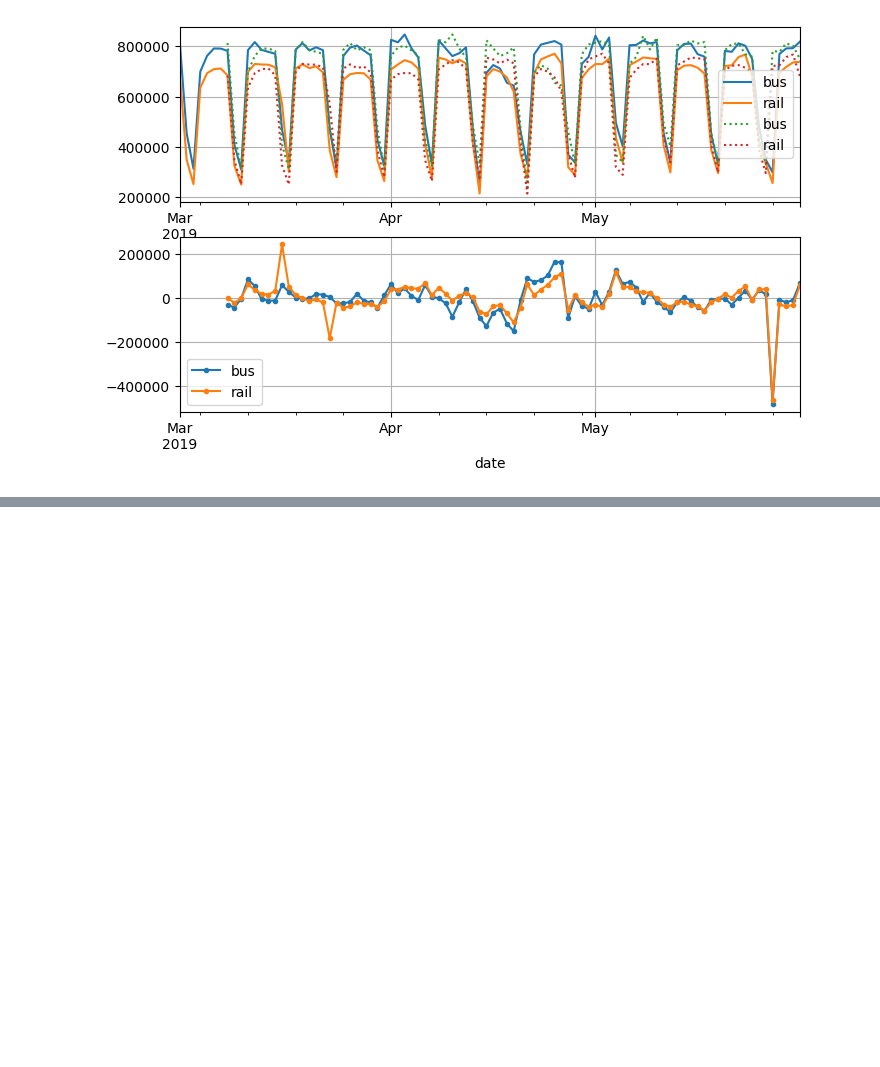
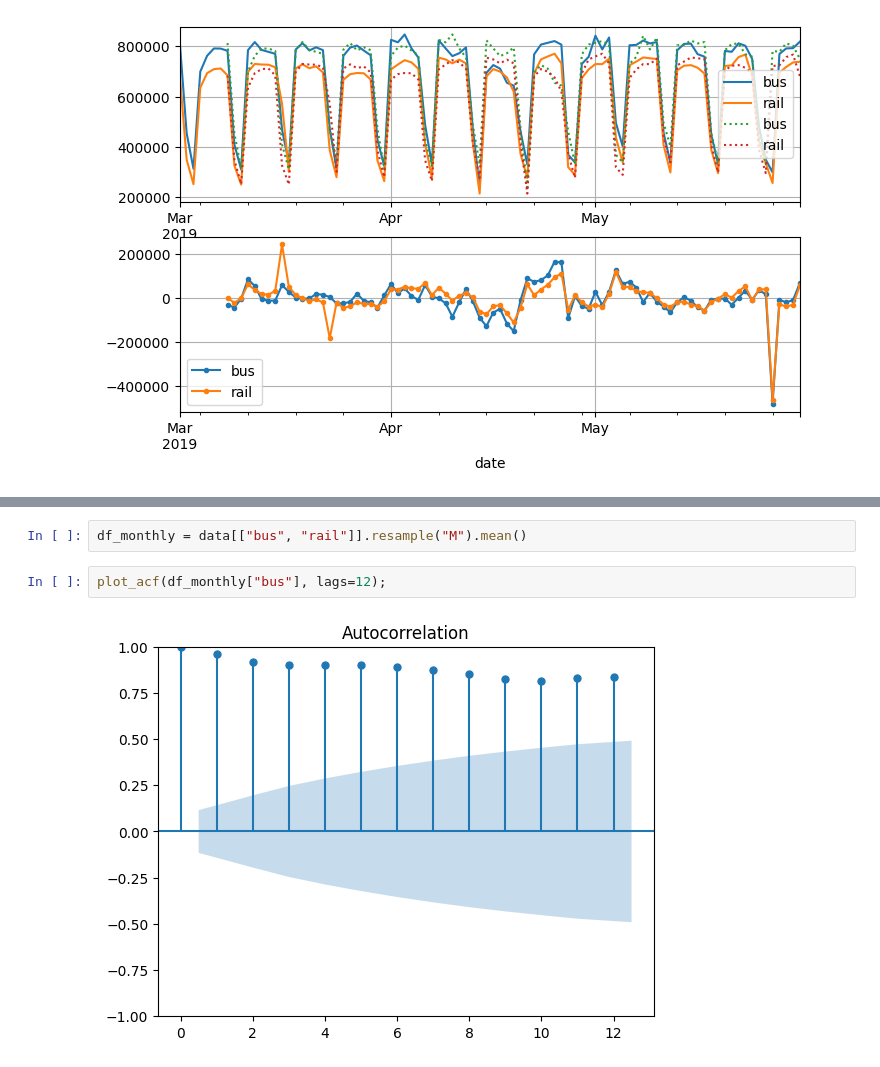
Before and after one commit to mehassanhmood/ML-TimeSeries, a Jupyter notebook: arma.ipynb, the cells around one changed output, grey strips where cells are left out. Cells and saved outputs as stored; diff of their text form; blank space fills up the shorter version.

```diff
--- a/arma.ipynb
+++ b/arma.ipynb
@@ -50,0 +118,6 @@ plt.show()
+# %%
+df_monthly = data[["bus", "rail"]].resample("M").mean()
+# %%
+plot_acf(df_monthly["bus"], lags=12);
+# %% [output]
+[figure, added]
```
Also changed, not shown: parts of 30 cells of this notebook, 1 other file.
